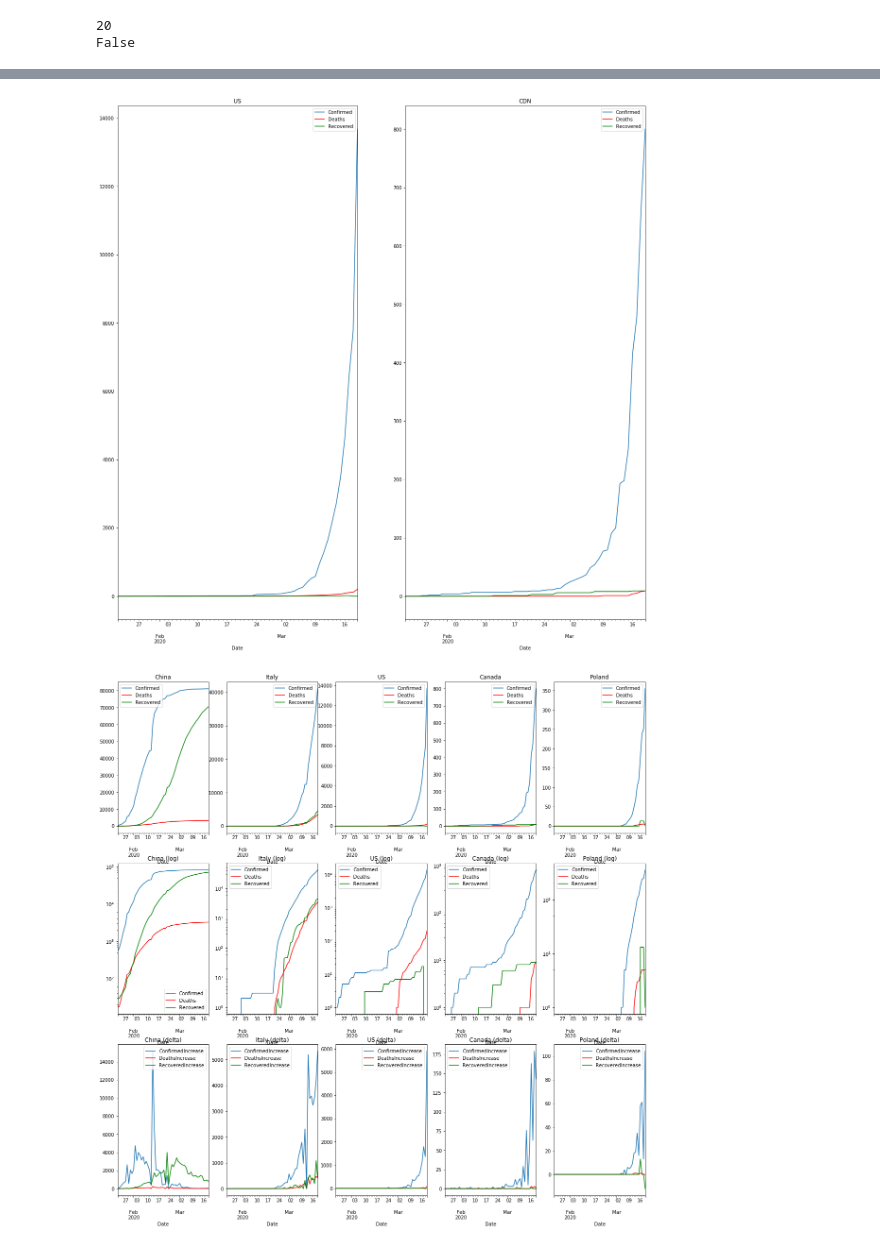
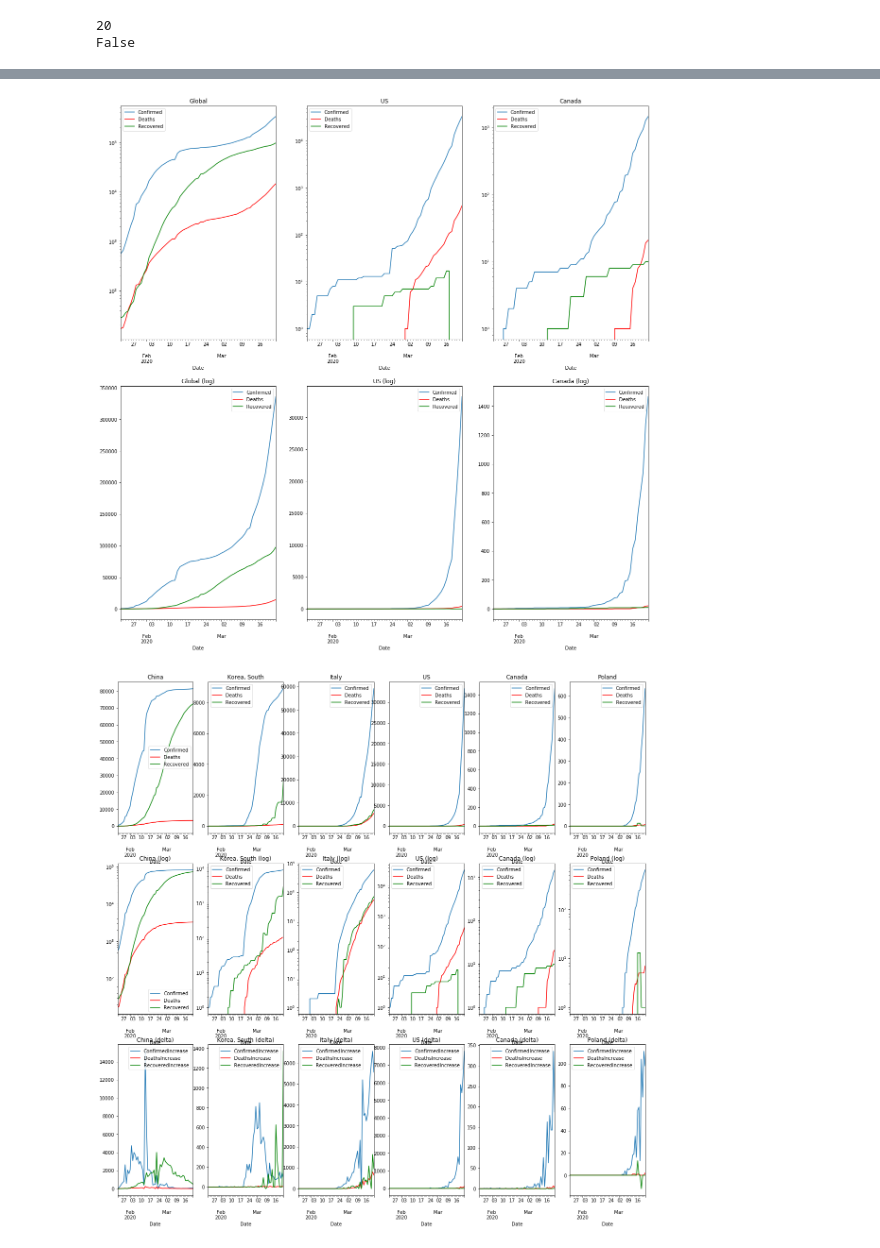
Before and after one commit to bartman/covid19, a Jupyter notebook: covid19-1.ipynb, the cells around one changed output, grey strips where cells are left out. Cells and saved outputs as stored; diff of their text form; code cells hidden in the pictures.

```diff
--- a/covid19-1.ipynb
+++ b/covid19-1.ipynb
@@ -89,78 +135,76 @@ df.to_csv("csse-combined.csv", index=False)
 # %%
+gbl = df.groupby(['Date'],as_index=False).agg(aggregation)
+
 cdn = df.loc[df['Country/Region'] == 'Canada']
-cdn = cdn.groupby(['Country/Region','Date'],as_index=False).agg({'Confirmed': 'sum', 'Deaths': 'sum', 'Recovered': 'sum'})
-
-ont = df.loc[df['Province/State'] == 'Ontario']
+cdn = cdn.groupby(['Country/Region','Date'],as_index=False).agg(aggregation)
 
 usa = df.loc[df['Country/Region'] == 'US']
-usa = usa.groupby(['Country/Region','Date'],as_index=False).agg({'Confirmed': 'sum', 'Deaths': 'sum', 'Recovered': 'sum'})
+usa = usa.groupby(['Country/Region','Date'],as_index=False).agg(aggregation)
 
+DATA = [{'n':'Global', 'df':gbl},
+        {'n':'US',     'df':usa},
+        {'n':'Canada', 'df':cdn}]
 
-#print(cdn)
-#print(ont)
+fig, axs = plt.subplots(2, len(DATA))
 
-#p = ont
-#p = cdn
+i=0
+for d in DATA:
+    p = d['df']
 
-fig, (ax1, ax2) = plt.subplots(1, 2)
+    ax = axs[0][i]
+    ax.set_title(d['n'])
+    p.plot(kind='line',x='Date',y='Confirmed',ax=ax)
+    p.plot(kind='line',x='Date',y='Deaths', color='red', ax=ax)
+    p.plot(kind='line',x='Date',y='Recovered', color='green', ax=ax)
+    ax.set_yscale('log')
 
-p = usa
-ax1.set_title('US')
-p.plot(kind='line',x='Date',y='Confirmed',ax=ax1)
-p.plot(kind='line',x='Date',y='Deaths', color='red', ax=ax1)
-p.plot(kind='line',x='Date',y='Recovered', color='green', ax=ax1)
+    ax = axs[1][i]
+    ax.set_title("%s (log)" % d['n'])
+    p.plot(kind='line',x='Date',y='Confirmed',ax=ax)
+    p.plot(kind='line',x='Date',y='Deaths', color='red', ax=ax)
+    p.plot(kind='line',x='Date',y='Recovered', color='green', ax=ax)
 
-p = cdn
-ax2.set_title('CDN')
-p.plot(kind='line',x='Date',y='Confirmed',ax=ax2)
-p.plot(kind='line',x='Date',y='Deaths', color='red', ax=ax2)
-p.plot(kind='line',x='Date',y='Recovered', color='green', ax=ax2)
-
+    i = i+1
 
 plt.show()
 # %% [output]
-[figure, old version]
+[figure, new version]
 # %%
-
-countries = ['China', 'Italy', 'US', 'Canada', 'Poland']
+#print(df['Country/Region'].unique())
+countries = ['China', 'Korea, South', 'Italy', 'US', 'Canada', 'Poland']
 
 fig, axs = plt.subplots(3, len(countries))
 
 i = 0
 for country in countries:
     p = df.loc[df['Country/Region'] == country]
-    p = p.groupby(['Country/Region','Date'],as_index=False).agg({'Confirmed': 'sum',
-                                                                 'Deaths': 'sum',
-                                                                 'Recovered': 'sum',
-                                                                 'ConfirmedIncrease': 'sum',
-                                                                 'DeathsIncrease': 'sum',
-                                                                 'RecoveredIncrease': 'sum'})
+    p = p.groupby(['Country/Region','Date'],as_index=False).agg(aggregation)
 
     ax = axs[0][i]
     ax.set_title(country)
     p.plot(kind='line',x='Date',y='Confirmed',ax=ax)
     p.plot(kind='line',x='Date',y='Deaths', color='red', ax=ax)
     p.plot(kind='line',x='Date',y='Recovered', color='green', ax=ax)
 
     ax = axs[1][i]
     ax.set_title("%s (log)" % country)
     p.plot(kind='line',x='Date',y='Confirmed',ax=ax)
     p.plot(kind='line',x='Date',y='Deaths', color='red', ax=ax)
     p.plot(kind='line',x='Date',y='Recovered', color='green', ax=ax)
     ax.set_yscale('log')
 
     ax = axs[2][i]
     ax.set_title("%s (delta)" % country)
     p.plot(kind='line',x='Date',y='ConfirmedIncrease',ax=ax)
     p.plot(kind='line',x='Date',y='DeathsIncrease', color='red', ax=ax)
     p.plot(kind='line',x='Date',y='RecoveredIncrease', color='green', ax=ax)
 
     i = i + 1
 
 fig.savefig('out/countries.png')
 plt.show()
 # %% [output]
-[figure, old version]
+[figure, new version]
 # %%
 country = 'Canada'
 cdf = df.loc[df['Country/Region'] == country]
```
Also changed, not shown: parts of 2 cells of this notebook, 2 other files.
